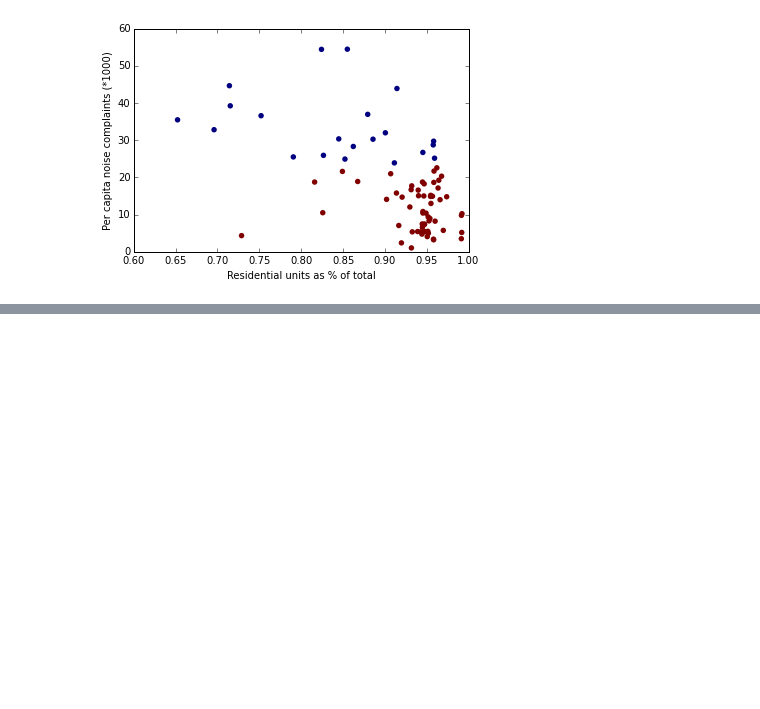
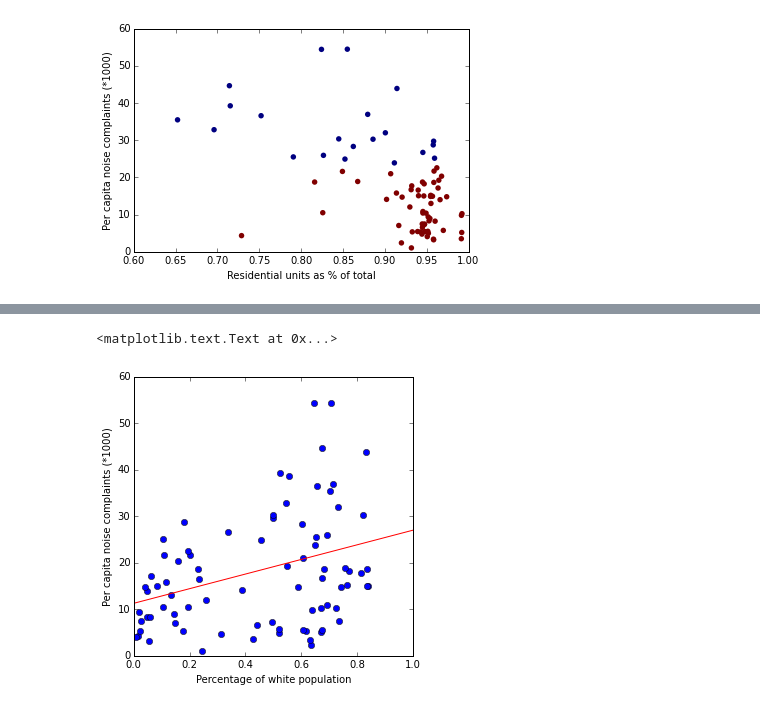
Before and after one commit to dm3805/ADS, a Jupyter notebook: Project_1.ipynb, the cells around one changed output, grey strips where cells are left out. Saved outputs shown, nothing was run; the diff lists cells and outputs as text; code cells hidden in the pictures; blank space fills up the shorter version.

```diff
--- a/Project_1.ipynb
+++ b/Project_1.ipynb
@@ -545,0 +523,10 @@ Warnings:
+# %%
+#Estimating linear model
+#Estimating linear model
+
+X7 = noise_db['White_p']
+Y1 = noise_db['Noise per capita']
+
+model7 = sm.OLS(Y1, sm.add_constant(X7), mising='drop').fit()
+print model7.summary()
+print model7.params
@@ -545,0 +551,13 @@ Warnings:
+# %%
+fig = figure(figsize = (5, 5))
+plot(X7, Y1, 'o')
+XLR7 = arange(0, 2, 0.1)
+YLR7 = model7.params[1]*XLR7+model7.params[0]
+pl.plot(XLR7, YLR7, 'red')
+ylim(0,60)
+xlim(0,1)
+plt.ylabel('Per capita noise complaints (*1000)')
+plt.xlabel('Percentage of white population')
+# %% [output]
+<matplotlib.text.Text at 0x...>
+[figure, added]
```
Also changed, not shown: parts of 2 cells of this notebook.
